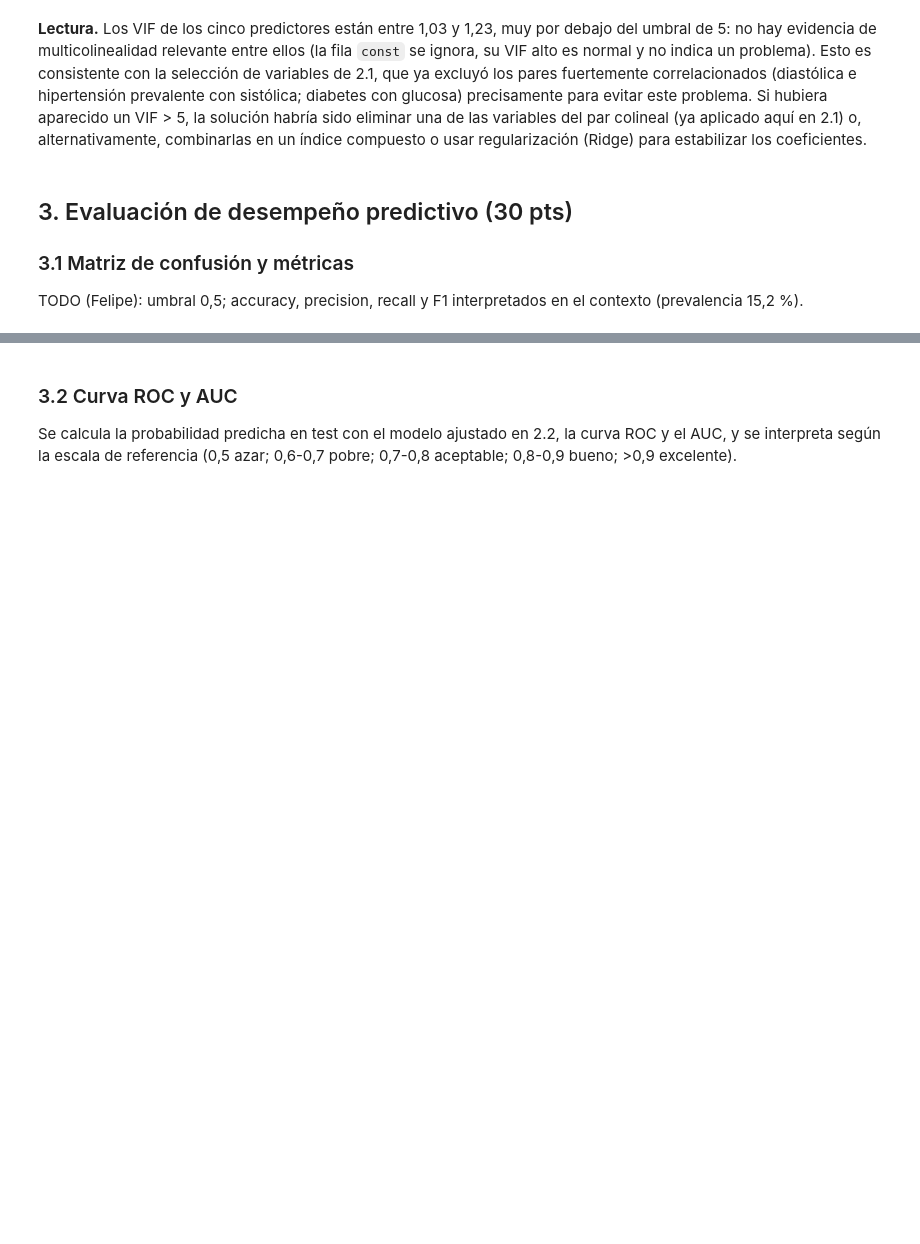
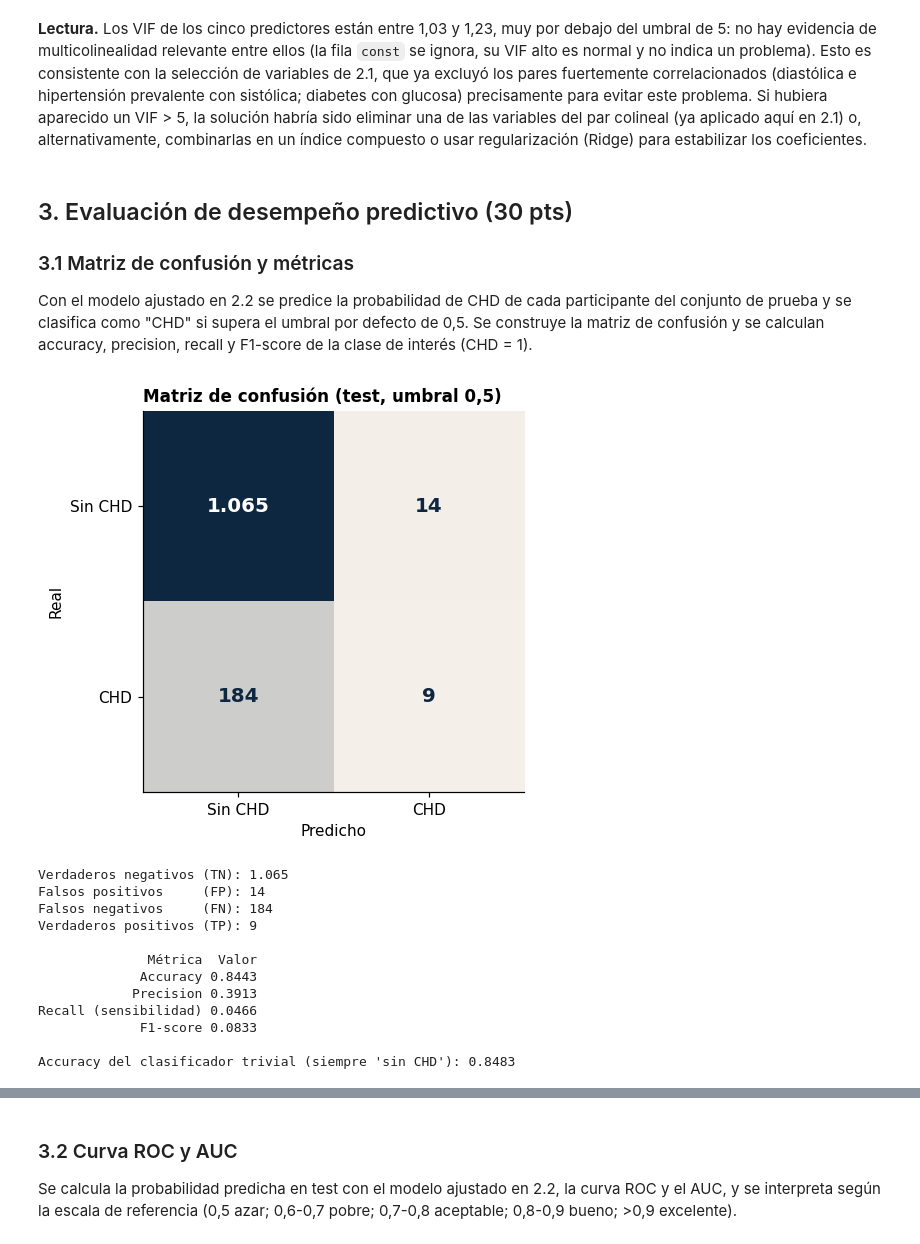
Before and after one commit to fdiaztoro/proyecto-grupo3-mcdi501, a Jupyter notebook: informes/formativa-2-modelamiento-predictivo/Formativa2_FraminghamHeartStudy_Codigo.ipynb, the cells around one changed output, grey strips where cells are left out. Drawn from its saved outputs; the diff is of its cells as text; code cells hidden in the pictures; blank space fills up the shorter version.

Commit message:
F2: matriz de confusión y métricas (3.1) en notebook e informe

```diff
--- a/informes/formativa-2-modelamiento-predictivo/Formativa2_FraminghamHeartStudy_Codigo.ipynb
+++ b/informes/formativa-2-modelamiento-predictivo/Formativa2_FraminghamHeartStudy_Codigo.ipynb
@@ -246,6 +246,61 @@ vif
 # %% [markdown]
 ## 3. Evaluación de desempeño predictivo (30 pts)
 ### 3.1 Matriz de confusión y métricas
-TODO (Felipe): umbral 0,5; accuracy, precision, recall y F1 interpretados en el contexto (prevalencia 15,2 %).
+Con el modelo ajustado en 2.2 se predice la probabilidad de CHD de cada participante del conjunto de prueba y se clasifica como "CHD" si supera el umbral por defecto de 0,5. Se construye la matriz de confusión y se calculan accuracy, precision, recall y F1-score de la clase de interés (CHD = 1).
 # %%
-# TODO (Felipe): predicciones en test, matriz de confusión, métricas
+FIGURAS = ROOT / "redaccion/formativa-2-modelamiento-predictivo/figuras"
+FIGURAS.mkdir(parents=True, exist_ok=True)
+
+# Predicciones sobre el conjunto de prueba con el umbral por defecto (0,5)
+y_prob = modelo.predict(X_test_const)
+y_pred = (y_prob >= 0.5).astype(int)
+
+cm = confusion_matrix(y_test, y_pred)
+tn, fp, fn, tp = cm.ravel()
+
+# Matriz de confusión (filas = real, columnas = predicho)
+from matplotlib.colors import LinearSegmentedColormap
+fig, ax = plt.subplots(figsize=(5.2, 4.4))
+ax.imshow(cm, cmap=LinearSegmentedColormap.from_list("bg_navy", [BG, NAVY]), vmin=0, vmax=cm.max())
+for (i, j), v in np.ndenumerate(cm):
+    ax.text(j, i, f"{v:,}".replace(",", "."), ha="center", va="center", fontsize=13,
+            fontweight="bold", color="white" if v / cm.max() > 0.5 else NAVY)
+ax.set_xticks([0, 1]); ax.set_xticklabels(["Sin CHD", "CHD"])
+ax.set_yticks([0, 1]); ax.set_yticklabels(["Sin CHD", "CHD"])
+ax.set_xlabel("Predicho"); ax.set_ylabel("Real")
+ax.set_title("Matriz de confusión (test, umbral 0,5)")
+ax.grid(False)
+plt.tight_layout()
+plt.savefig(FIGURAS / "fig_confusion.png", bbox_inches="tight")
+plt.show()
+
+print(f"Verdaderos negativos (TN): {tn:,}".replace(",", "."))
+print(f"Falsos positivos     (FP): {fp:,}".replace(",", "."))
+print(f"Falsos negativos     (FN): {fn:,}".replace(",", "."))
+print(f"Verdaderos positivos (TP): {tp:,}".replace(",", "."))
+
+# Métricas de la clase de interés (CHD = 1)
+metricas = pd.DataFrame({
+    "Métrica": ["Accuracy", "Precision", "Recall (sensibilidad)", "F1-score"],
+    "Valor": [accuracy_score(y_test, y_pred), precision_score(y_test, y_pred, zero_division=0),
+              recall_score(y_test, y_pred), f1_score(y_test, y_pred)],
+}).round(4)
+print()
+print(metricas.to_string(index=False))
+
+# Referencia: un clasificador trivial que predijera "sin CHD" para todos
+print(f"\nAccuracy del clasificador trivial (siempre 'sin CHD'): {1 - y_test.mean():.4f}")
+# %% [output]
+[figure, added]
+Verdaderos negativos (TN): 1.065
+Falsos positivos     (FP): 14
+Falsos negativos     (FN): 184
+Verdaderos positivos (TP): 9
+
+              Métrica  Valor
+             Accuracy 0.8443
+            Precision 0.3913
+Recall (sensibilidad) 0.0466
+             F1-score 0.0833
+
+Accuracy del clasificador trivial (siempre 'sin CHD'): 0.8483
```
Also changed, not shown: parts of 3 cells of this notebook, 2 other files.
